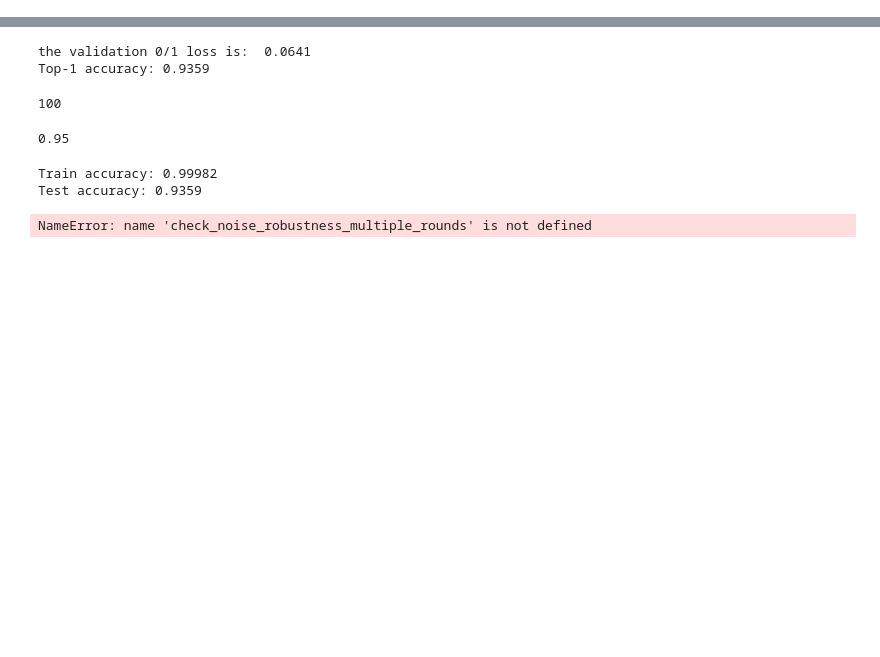
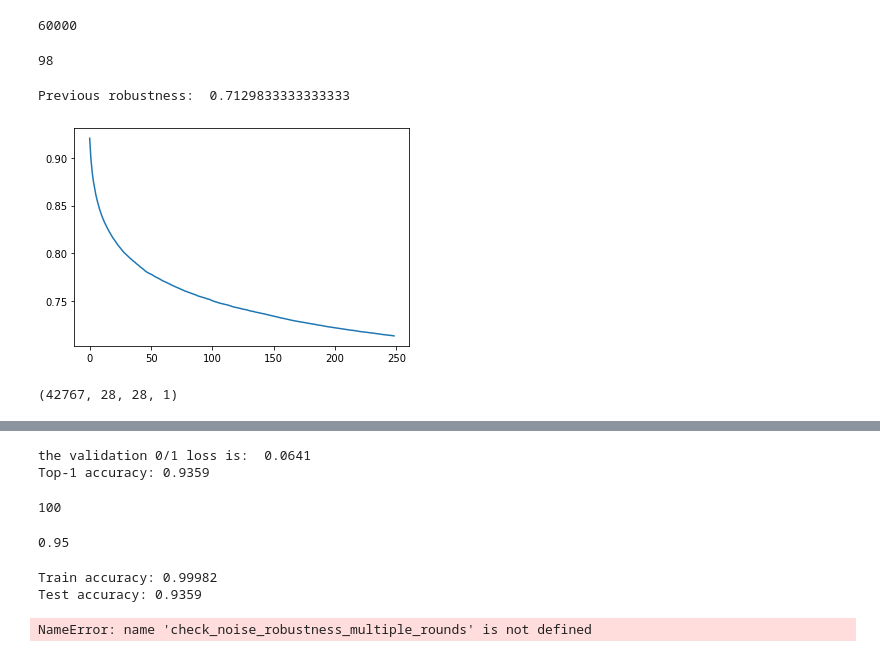
Before and after one commit to andreiilie1/cifar10vgg_robustnesstests, a Jupyter notebook: test_pixel_noise.ipynb, the cells around one changed output, grey strips where cells are left out. Saved outputs shown, nothing was run; the diff lists cells and outputs as text; code cells hidden in the pictures; blank space fills up the shorter version.

Commit message:
Refactor CNN for mnist and add mnist noise tests

```diff
--- a/test_pixel_noise.ipynb
+++ b/test_pixel_noise.ipynb
@@ -25,0 +28,31 @@ from IPython.display import clear_output
+# %%
+model_mnist = mnistcnn(train = False)
+# %%
+len(x_train_mnist)
+# %% [output]
+60000
+# %%
+sample_size_mnist_train = 60000
+sample_x_train_mnist = np.copy(x_train_mnist[:sample_size_mnist_train])
+sample_y_train_mnist = np.copy(y_train_mnist[:sample_size_mnist_train])
+
+sample_size_mnist = len(x_test_mnist)
+sample_x_test_mnist = np.copy(x_test_mnist[:sample_size_mnist])
+sample_y_test_mnist = np.copy(y_test_mnist[:sample_size_mnist])
+# %%
+STEPS = 250
+sum(np.argmax(model_mnist.predict(sample_x_test_mnist),1) == np.argmax(sample_y_test_mnist,1))
+# %% [output]
+98
+# %%
+agreements_cell_train_mnist, saved_noisy_imgs_cell_train_mnist = check_noise_robustness_multiple_rounds(
+    model_mnist,
+    sample_x_train_mnist,
+    sample_y_train_mnist,
+    STEPS,
+    noise_type="cells",
+    args={"cell_count":28}
+)
+# %% [output]
+Previous robustness:  0.7129833333333333
+[figure, added]
@@ -25,0 +67,7 @@ from IPython.display import clear_output
+# %%
+tx = np.load("test.npz")
+len(tx["arr_0"])
+len(tx["arr_1"])
+np.shape(tx["arr_0"])
+# %% [output]
+(42767, 28, 28, 1)
```
Also changed, not shown: parts of 10 cells of this notebook, 4 other files.
